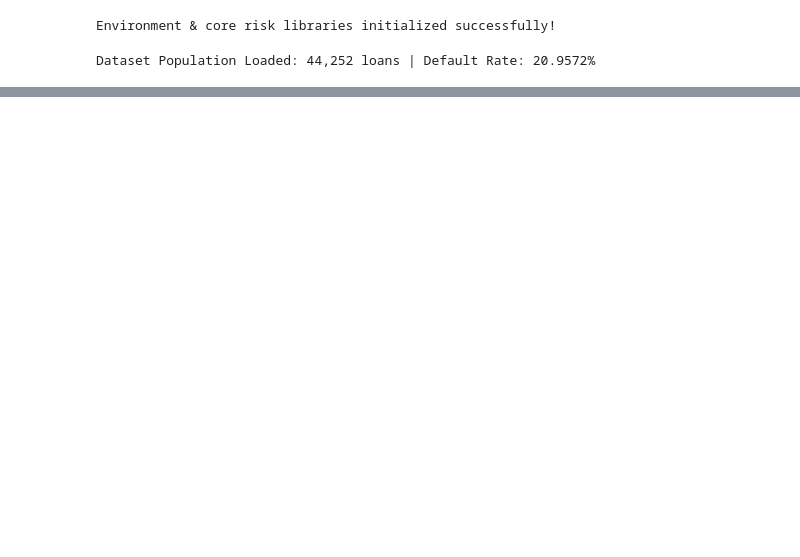
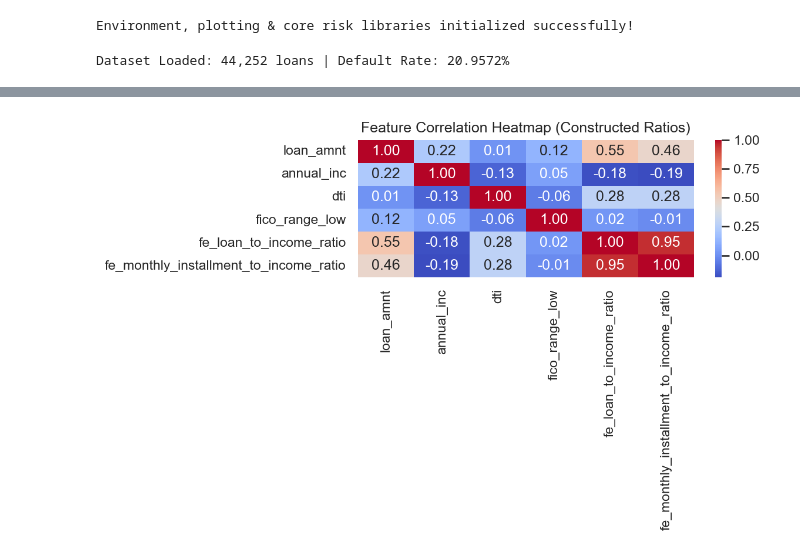
Before and after one commit to Bibek4797/enterprise-credit-risk-model-validation-platform, a Jupyter notebook: notebooks/04_Feature_Engineering.ipynb, the cells around one changed output, grey strips where cells are left out. Drawn from its saved outputs; the diff is of its cells as text; code cells hidden in the pictures; blank space fills up the shorter version.

```diff
--- a/notebooks/04_Feature_Engineering.ipynb
+++ b/notebooks/04_Feature_Engineering.ipynb
@@ -14,6 +8,8 @@ import os
 from pathlib import Path
 import numpy as np
 import pandas as pd
+import matplotlib.pyplot as plt
+import seaborn as sns
 
 root_path = Path.cwd().parent if Path.cwd().name == "notebooks" else Path.cwd()
 src_path = root_path / "src"
@@ -21,11 +17,11 @@ for p in [str(root_path), str(src_path)]:
     if p not in sys.path:
         sys.path.insert(0, p)
 
-print("Environment & core risk libraries initialized successfully!")
+sns.set_theme(style="whitegrid", palette="muted")
+print("Environment, plotting & core risk libraries initialized successfully!")
 # %% [output]
-Environment & core risk libraries initialized successfully!
+Environment, plotting & core risk libraries initialized successfully!
 # %%
-# Data Loading Helper with Synthetic Fallback
 data_file = root_path / "data" / "processed" / "accepted_2007_to_2018Q4_feature_engineered.csv.gz"
 if data_file.is_file():
     df = pd.read_csv(data_file, nrows=50000, low_memory=False)
@@ -39,9 +35,9 @@ if data_file.is_file():
 else:
     df = mock_df.copy()
 
-print(f"Dataset Population Loaded: {len(df):,} loans | Default Rate: {df['target'].mean():.4%}")
+print(f"Dataset Loaded: {len(df):,} loans | Default Rate: {df['target'].mean():.4%}")
 # %% [output]
-Dataset Population Loaded: 44,252 loans | Default Rate: 20.9572%
+Dataset Loaded: 44,252 loans | Default Rate: 20.9572%
 # %%
 df[["loan_amnt", "annual_inc", "fe_loan_to_income_ratio", "fe_monthly_installment_to_income_ratio", "fe_interest_burden_ratio"]].describe().T
 # %% [output]
@@ -51,3 +47,12 @@ df[["loan_amnt", "annual_inc", "fe_loan_to_income_ratio", "fe_monthly_installmen
 | fe_loan_to_income_ratio | 44251.0 | 0.209693 | 0.114751 | 0.000309 | 0.120192 | 0.194805 | 0.285714 | 3.700565e+00 |
 | fe_monthly_installment_to_income_... | 44251.0 | 0.076173 | 0.042305 | 0.000123 | 0.044666 | 0.069492 | 0.101444 | 1.602305e+00 |
 | fe_interest_burden_ratio | 44252.0 | 0.240344 | 0.140900 | -0.911380 | 0.147646 | 0.195560 | 0.293737 | 9.042018e-01 |
+# %%
+plt.figure(figsize=(8, 5))
+corr_feats = ["loan_amnt", "annual_inc", "dti", "fico_range_low", "fe_loan_to_income_ratio", "fe_monthly_installment_to_income_ratio"]
+sns.heatmap(df[corr_feats].corr(), annot=True, cmap="coolwarm", fmt=".2f")
+plt.title("Feature Correlation Heatmap (Constructed Ratios)")
+plt.tight_layout()
+plt.show()
+# %% [output]
+[figure, added]
```
Also changed, not shown: parts of 2 cells of this notebook, 14 other files.
